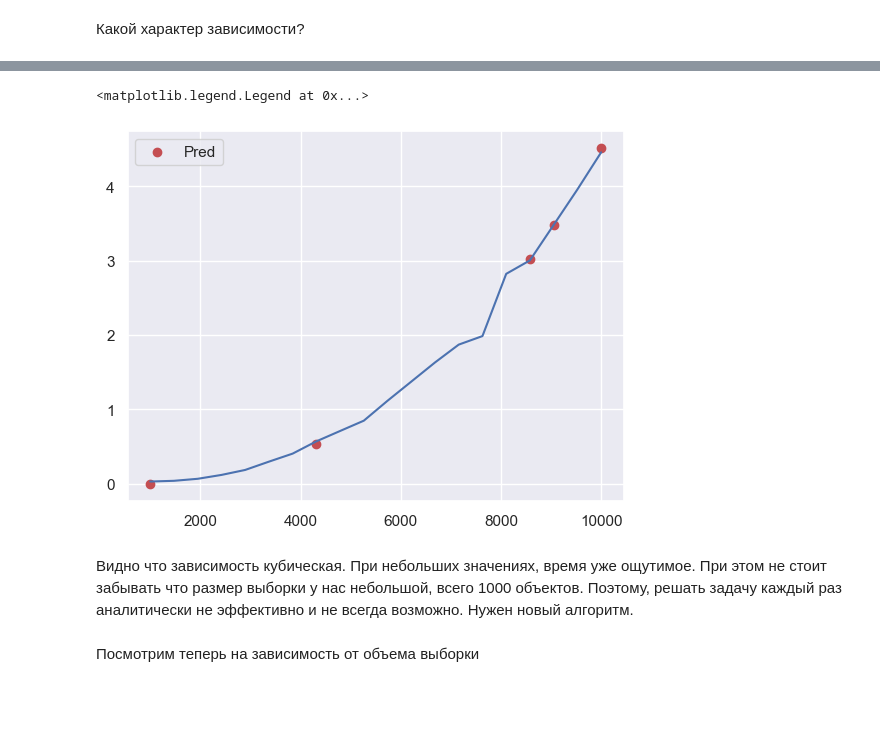
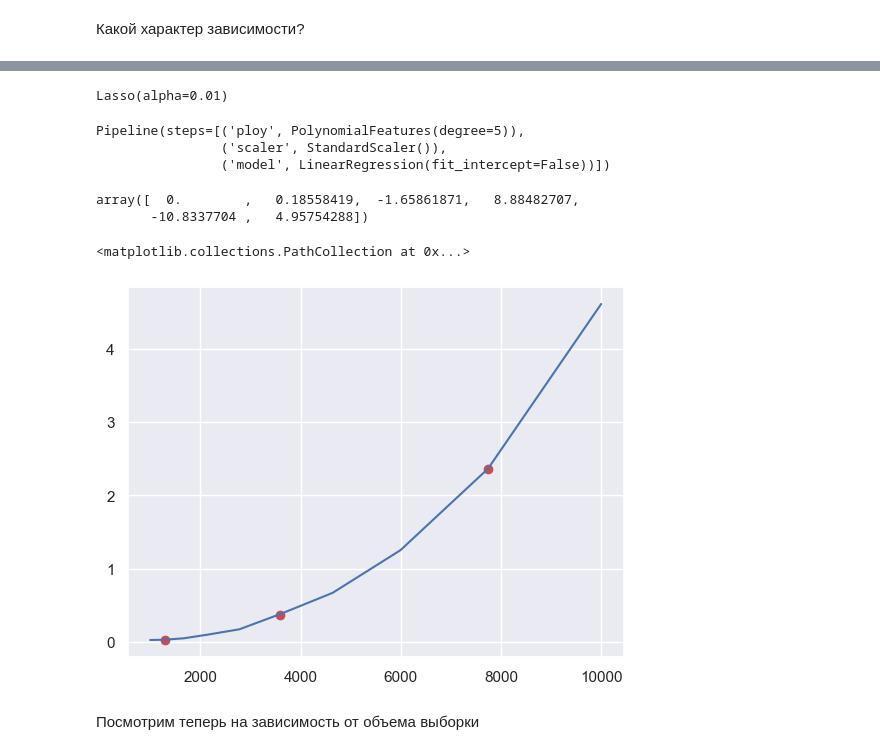
Before and after one commit to mmp-mmro-team/mmp_mmro_fall_2025, a Jupyter notebook: Seminars/Seminar_3_linregr_notebook.ipynb, the cells around one changed output, grey strips where cells are left out. Saved outputs shown, nothing was run; the diff lists cells and outputs as text; code cells hidden in the pictures; blank space fills up the shorter version.

```diff
--- a/Seminars/Seminar_3_linregr_notebook.ipynb
+++ b/Seminars/Seminar_3_linregr_notebook.ipynb
@@ -97,5 +98,6 @@ visualize(X, y, w)
 # %% [markdown]
 Кажется, что задача решена и изучение линейных моделей можно завершить. Но не все так просто. Посмотрим на зависимость времени обучения модели от размера признакового пространства выборки.
 # %%
-d_grid = np.linspace(1e3,  1e4, 20, dtype=int)
-X_all, y_all = gen_complex(d=np.max(d_grid), n=1000)
+d_grid = np.logspace(3, 4, num=10, base=10, dtype=int)
+
+X, y = gen_complex(n=1_000, d=np.max(d_grid))
@@ -127,17 +131,0 @@ from sklearn.model_selection import train_test_split
-# %%
-results = np.array(results)
-
-grid_train, grid_test, results_train, results_test = train_test_split(
-    d_grid, results,
-    test_size=0.25,
-    random_state=317,
-    shuffle=True
-)
-
-plt.plot(d_grid, results, '--')
-plt.scatter(grid_train, results_train, c='b', label='Train')
-plt.scatter(grid_test, results_test, c='r', label='Test')
-plt.title("Зависимость времени от размера датасета")
-plt.xlabel("Размерность признакового пространства")
-plt.ylabel("Время")
-plt.legend()
@@ -164,12 +132,45 @@ linreg.coef_=array([0.00000000e+00, 1.44354828e-05, 1.48324641e-08, 2.92321168e-
+# %%
+train_grid, test_grid, train_results, test_results = train_test_split(
+    d_grid.reshape((-1, 1)), np.array(results),
+    shuffle=True, random_state=42,
+)
+# %%
+poly_features = PolynomialFeatures(degree=20)
+poly_grid_train = poly_features.fit_transform(train_grid)
+poly_grid_test = poly_features.transform(test_grid)
+
+scaler = StandardScaler()
+poly_grid_train = scaler.fit_transform(poly_grid_train)
+poly_grid_test = scaler.transform(poly_grid_test)
+
+model = Lasso(fit_intercept=True, alpha=0.01)
+model.fit(poly_grid_train, train_results)
+# %% [output]
+Lasso(alpha=0.01)
+# %%
+pl = Pipeline([
+    ('ploy', PolynomialFeatures(degree=5)),
+    ('scaler', StandardScaler()),
+    ('model', LinearRegression(fit_intercept=False))
+])
+
+pl.fit(train_grid, train_results)
+# %% [output]
+Pipeline(steps=[('ploy', PolynomialFeatures(degree=5)),
+                ('scaler', StandardScaler()),
+                ('model', LinearRegression(fit_intercept=False))])
+# %%
+pl.named_steps['model'].coef_
+# %% [output]
+array([  0.        ,   0.18558419,  -1.65861871,   8.88482707,
+       -10.8337704 ,   4.95754288])
 # %%
 plt.plot(d_grid, results)
-plt.scatter(grid_test, linreg.predict(poly_test), c='r', label='Pred')
-
-plt.legend()
+plt.scatter(
+    test_grid, model.predict(poly_grid_test), c='r'
+)
 # %% [output]
-<matplotlib.legend.Legend at 0x...>
+<matplotlib.collections.PathCollection at 0x...>
-[figure, old version]
+[figure, new version]
-# %% [markdown]
-Видно что зависимость кубическая. При небольших значениях, время уже ощутимое. При этом не стоит забывать что размер выборки у нас небольшой, всего 1000 объектов. Поэтому, решать задачу каждый раз аналитически не эффективно и не всегда возможно. Нужен новый алгоритм.
 # %% [markdown]
 Посмотрим теперь на зависимость от объема выборки
```
Also changed, not shown: parts of 17 cells of this notebook, 1 other file.
